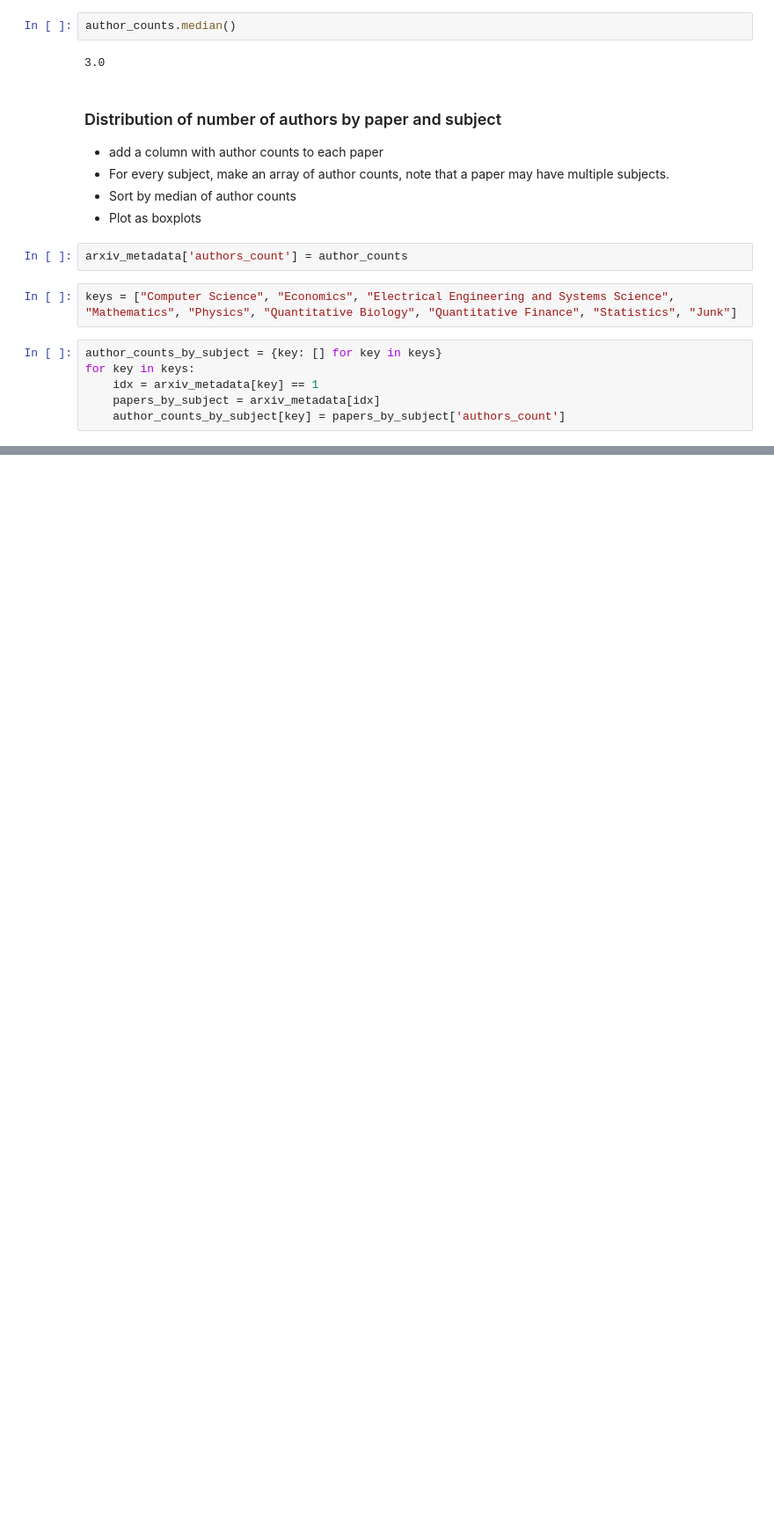
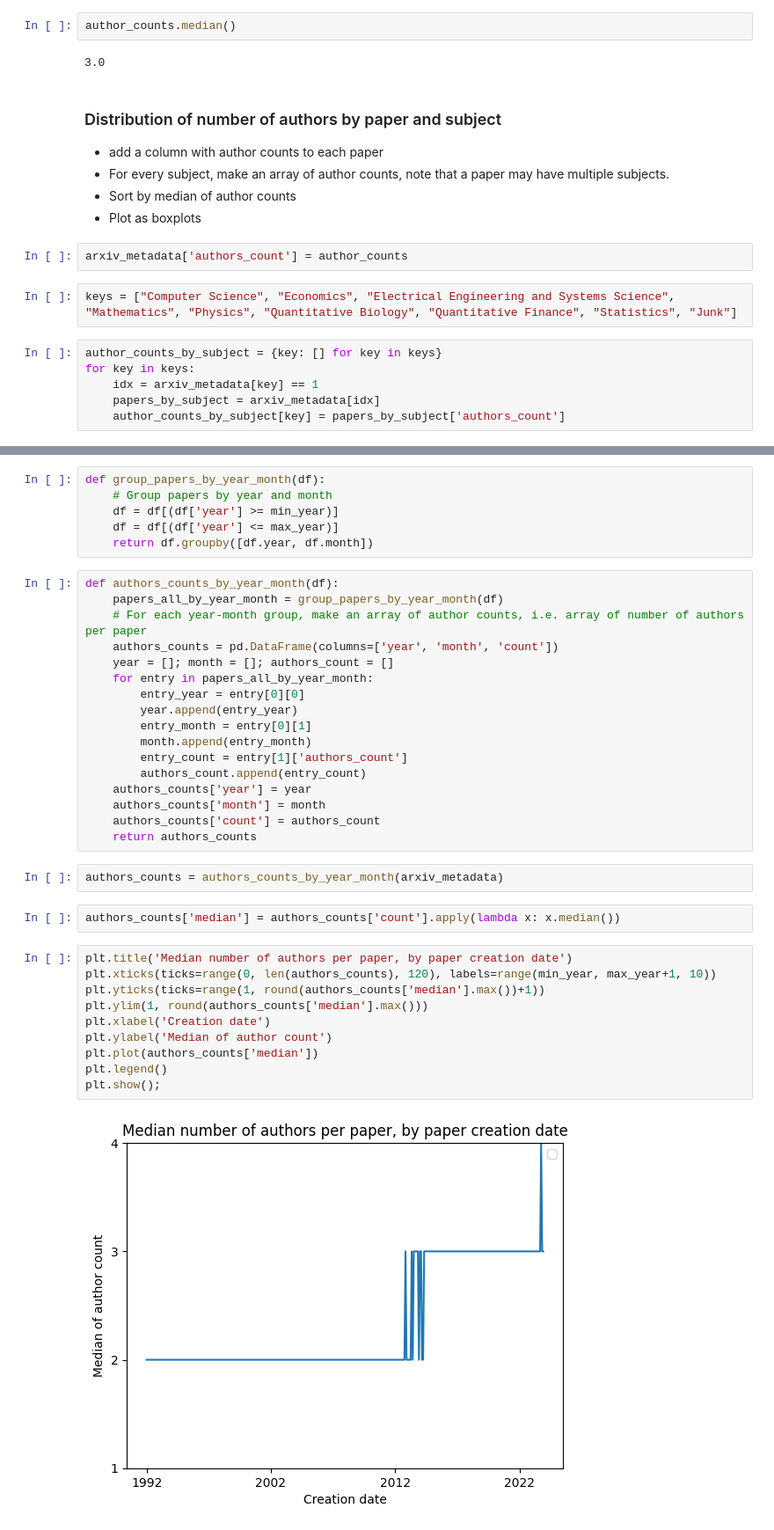
Before and after one commit to aot29/arxiv_exploratory, a Jupyter notebook: 03_EDA_collaboration.ipynb, the cells around one changed output, grey strips where cells are left out. Shown at 88% size. Saved outputs shown, nothing was run; the diff lists cells and outputs as text; blank space fills up the shorter version.

Commit message:
median umber of authors per month and year

```diff
--- a/03_EDA_collaboration.ipynb
+++ b/03_EDA_collaboration.ipynb
@@ -71,0 +86,39 @@ plt.show()
+# %%
+def group_papers_by_year_month(df):
+    # Group papers by year and month
+    df = df[(df['year'] >= min_year)]
+    df = df[(df['year'] <= max_year)]
+    return df.groupby([df.year, df.month])
+# %%
+def authors_counts_by_year_month(df):
+    papers_all_by_year_month = group_papers_by_year_month(df)
+    # For each year-month group, make an array of author counts, i.e. array of number of authors per paper
+    authors_counts = pd.DataFrame(columns=['year', 'month', 'count'])
+    year = []; month = []; authors_count = []
+    for entry in papers_all_by_year_month:
+        entry_year = entry[0][0]
+        year.append(entry_year)
+        entry_month = entry[0][1]
+        month.append(entry_month)
+        entry_count = entry[1]['authors_count']
+        authors_count.append(entry_count)
+    authors_counts['year'] = year
+    authors_counts['month'] = month
+    authors_counts['count'] = authors_count
+    return authors_counts
+# %%
+authors_counts = authors_counts_by_year_month(arxiv_metadata)
+# %%
+authors_counts['median'] = authors_counts['count'].apply(lambda x: x.median())
+# %%
+plt.title('Median number of authors per paper, by paper creation date')
+plt.xticks(ticks=range(0, len(authors_counts), 120), labels=range(min_year, max_year+1, 10))
+plt.yticks(ticks=range(1, round(authors_counts['median'].max())+1))
+plt.ylim(1, round(authors_counts['median'].max()))
+plt.xlabel('Creation date')
+plt.ylabel('Median of author count')
+plt.plot(authors_counts['median'])
+plt.legend()
+plt.show();
+# %% [output]
+[figure, added]
```
Also changed, not shown: parts of 8 cells of this notebook.
